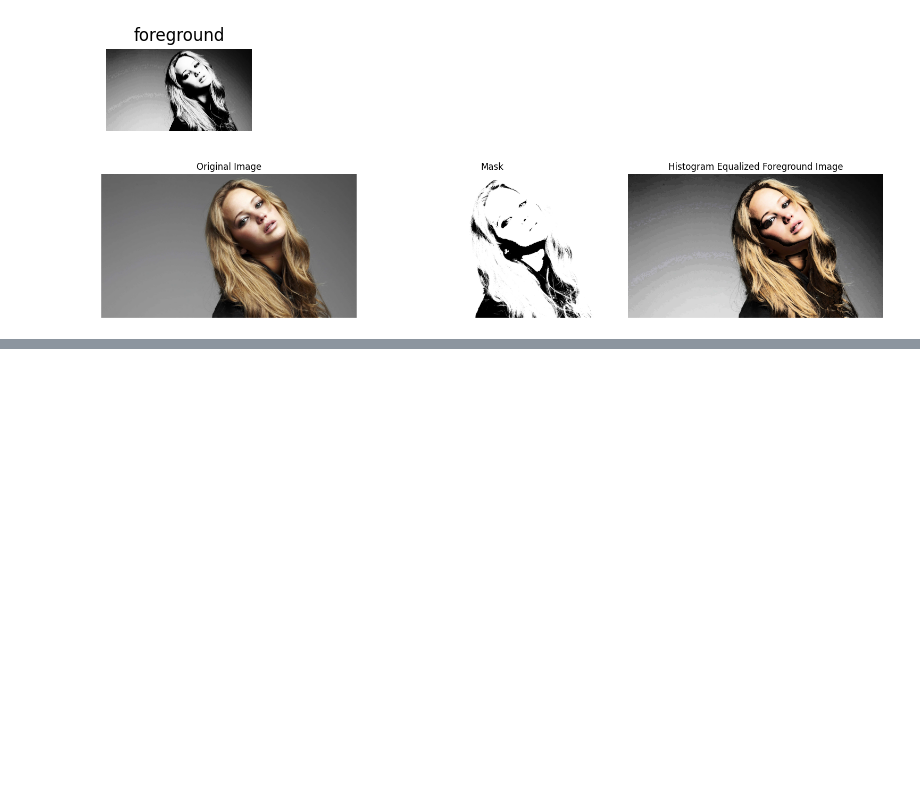
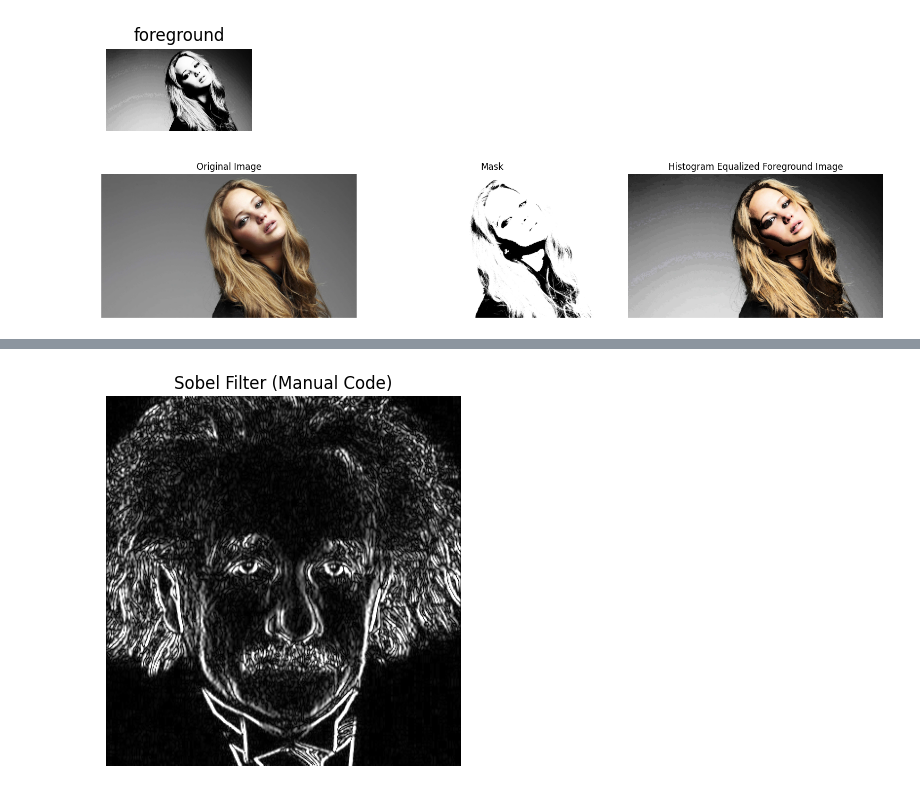
Before and after one commit to Bashinigamage/computer_vision, a Jupyter notebook: Assignment_1.ipynb, the cells around one changed output, grey strips where cells are left out. Cells and saved outputs as stored; diff of their text form; code cells hidden in the pictures; blank space fills up the shorter version.

```diff
--- a/Assignment_1.ipynb
+++ b/Assignment_1.ipynb
@@ -630,0 +653,23 @@ plt.show()
+# %%
+#(b) Write your own code to Sobel filter the image.
+# Padding the image
+padded = cv2.copyMakeBorder(img, 1, 1, 1, 1, cv2.BORDER_REPLICATE)
+
+# Initialize empty output
+sobel_manual = np.zeros_like(img, dtype=np.float32)
+
+# Manually convolve with the Sobel kernel
+for i in range(1, padded.shape[0] - 1):
+    for j in range(1, padded.shape[1] - 1):
+        region = padded[i - 1:i + 2, j - 1:j + 2]
+        sobel_manual[i - 1, j - 1] = np.sum(region * sobel_kernel_x)
+
+# Normalize for display
+sobel_manual = cv2.convertScaleAbs(sobel_manual)
+
+plt.imshow(sobel_manual, cmap='gray')
+plt.title('Sobel Filter (Manual Code)')
+plt.axis('off')
+plt.show()
+# %% [output]
+[figure, added]
```
Also changed, not shown: parts of 5 cells of this notebook.
